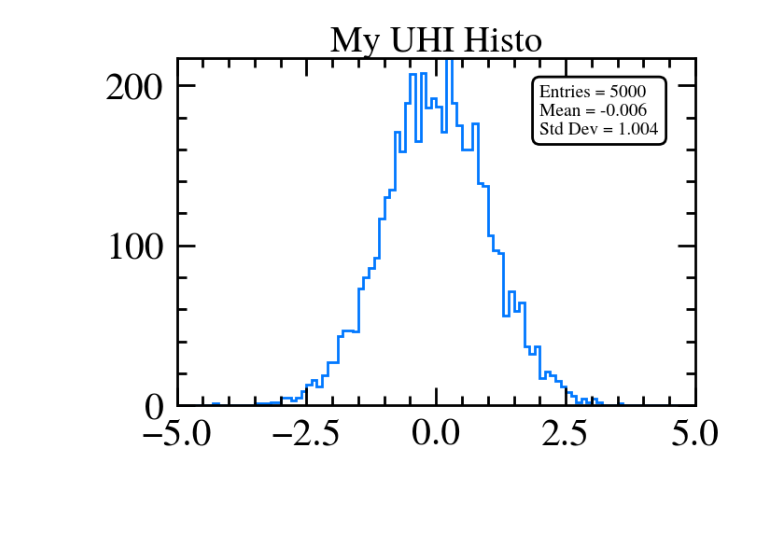
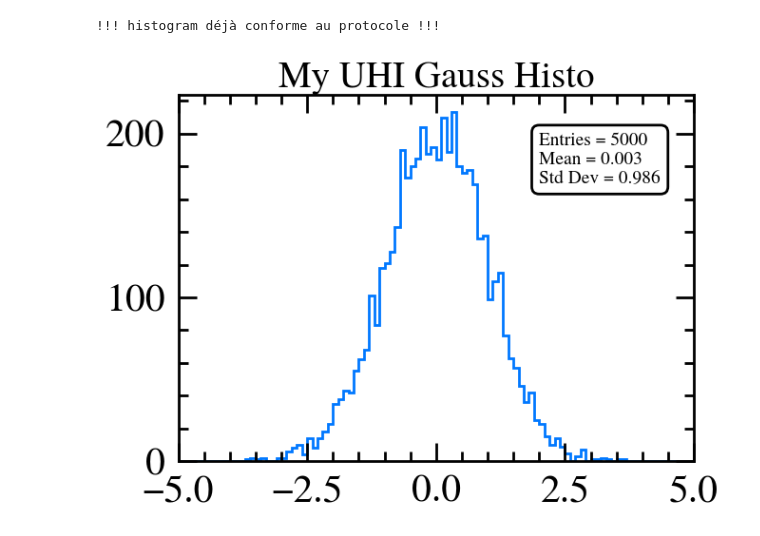
Before and after one commit to root-project/ROOTAdvancedCourse, a Jupyter notebook: course/notebooks/02-UHI.ipynb, the cells around one changed output. Cells and saved outputs as stored; diff of their text form; code cells hidden in the pictures; blank space fills up the shorter version.

```diff
--- a/course/notebooks/02-UHI.ipynb
+++ b/course/notebooks/02-UHI.ipynb
@@ -149,28 +215,21 @@ plt.show()
-# %%
-# Solution
-h1d_uhi_gauss = ROOT.TH1D(name="h1d_uhi_gauss", title="My UHI histo", nbinsx=100, xlow=-5, xup=5)
-h1d_uhi_gauss[...] = np.histogram(np.random.normal(size=5000), bins=100, range=(-5,5))[0]
-# or call h1d_uhi_gauss.Fill(np.random.normal(size=5000))
-
-entries = h1d_uhi_gauss.GetEntries()
-mean = h1d_uhi_gauss.GetMean()
-std = h1d_uhi_gauss.GetStdDev()
-
-plt.figure(figsize=(7,5))
-hep.histplot(h1d_uhi_gauss, linewidth=2, yerr=False)
-plt.title("My UHI Histo")
-
-stats_text = (
-    f"Entries = {entries:.0f}\n"
-    f"Mean = {mean:.3f}\n"
-    f"Std Dev = {std:.3f}"
-)
-
-plt.text(
-    2, 170, stats_text,
-    bbox=dict(boxstyle="round,pad=0.4", facecolor="white")
-)
-
-plt.show()
-# %% [output]
-[figure, removed]
+# %%
+# Your code here
+h1d_uhi_gauss = ROOT.TH1D(name="h1d_uhi_gauss", title="My UHI Gauss", nbinsx=100, xlow=-5, xup=5)
+h1d_uhi_gauss[...] = np.histogram(np.random.normal(size=5000), bins=100, range=(-5, 5))[0]
+
+entries = h1d_uhi_gauss.GetEntries()
+mean = h1d_uhi_gauss.GetMean()
+std = h1d_uhi_gauss.GetStdDev()
+
+plt.figure(figsize=(7, 5))
+hep.histplot(h1d_uhi_gauss, linewidth=2, yerr=False)
+plt.title("My UHI Gauss Histo")
+plt.text(
+    2, 170,
+    f"Entries = {entries:.0f}\nMean = {mean:.3f}\nStd Dev = {std:.3f}",
+    bbox=dict(boxstyle="round,pad=0.4", facecolor="white")
+)
+plt.show()
+# %% [output]
+!!! histogram déjà conforme au protocole !!!
+[figure, added]
```
Also changed, not shown: parts of 35 cells of this notebook.
